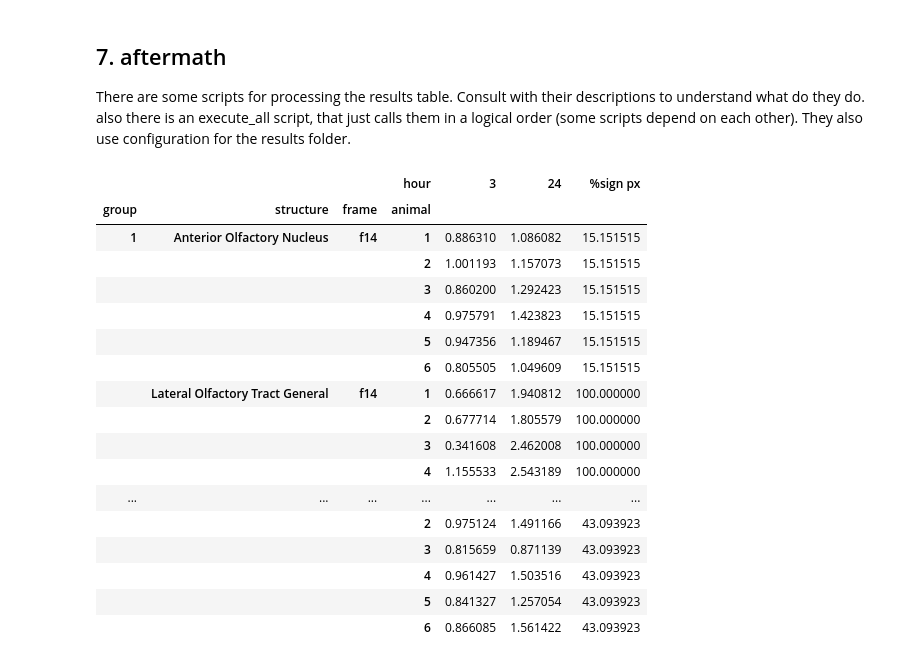
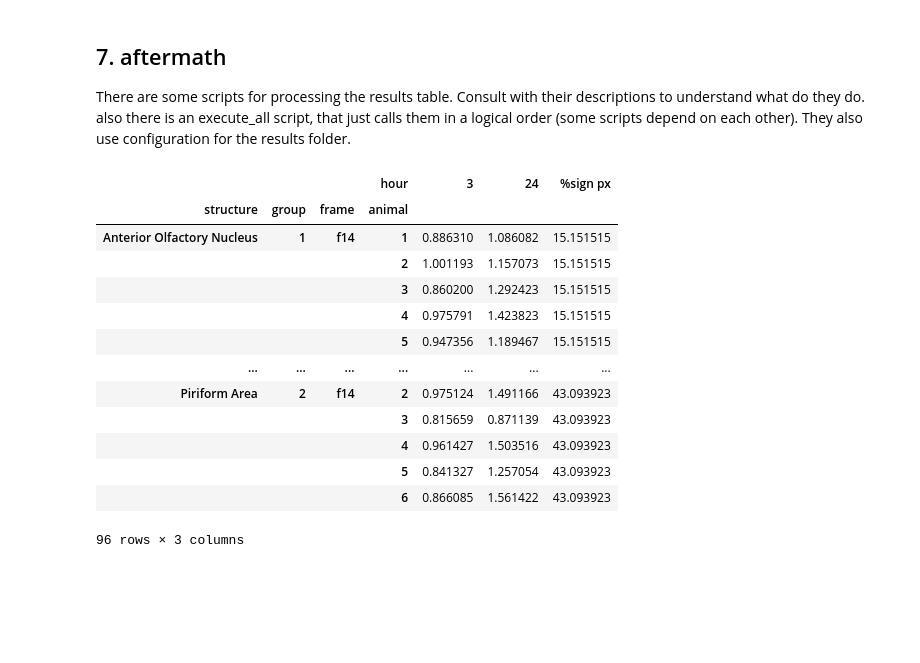
Before and after one commit to zudanievil/MiceBrainMriSegmentation, a Jupyter notebook: ipynb/example.ipynb, the cells around one changed output. Cells and saved outputs as stored; diff of their text form; code cells hidden in the pictures; blank space fills up the shorter version.

```diff
--- a/ipynb/example.ipynb
+++ b/ipynb/example.ipynb
@@ -610,24 +629,3 @@ def wrangle_summary(t: pd.DataFrame) -> pd.DataFrame:
 wrangled_summary = working_dir / "wrangled_summary.txt"
 table = wrangle_summary(pd.read_csv(summary_path, sep='\t'))
 table.to_csv(wrangled_summary, sep="\t")
-# %%
-table[table["%sign px"] > 5]
-# %% [output]
-|  |  |  | hour | 3 | 24 | %sign px |
-| group | structure | frame | animal |  |  |  |
-| 1 | Anterior Olfactory Nucleus | f14 | 1 | 0.886310 | 1.086082 | 15.151515 |
-|  |  |  | 2 | 1.001193 | 1.157073 | 15.151515 |
-|  |  |  | 3 | 0.860200 | 1.292423 | 15.151515 |
-|  |  |  | 4 | 0.975791 | 1.423823 | 15.151515 |
-|  |  |  | 5 | 0.947356 | 1.189467 | 15.151515 |
-|  |  |  | 6 | 0.805505 | 1.049609 | 15.151515 |
-|  | Lateral Olfactory Tract General | f14 | 1 | 0.666617 | 1.940812 | 100.000000 |
-|  |  |  | 2 | 0.677714 | 1.805579 | 100.000000 |
-|  |  |  | 3 | 0.341608 | 2.462008 | 100.000000 |
-|  |  |  | 4 | 1.155533 | 2.543189 | 100.000000 |
-| ... | ... | ... | ... | ... | ... | ... |
-|  |  |  | 2 | 0.975124 | 1.491166 | 43.093923 |
-|  |  |  | 3 | 0.815659 | 0.871139 | 43.093923 |
-|  |  |  | 4 | 0.961427 | 1.503516 | 43.093923 |
-|  |  |  | 5 | 0.841327 | 1.257054 | 43.093923 |
-|  |  |  | 6 | 0.866085 | 1.561422 | 43.093923 |
@@ -635,0 +632,20 @@ table[table["%sign px"] > 5]
+# %%
+t1 = table[table["%sign px"] > 5]\
+    .reset_index()\
+    .set_index(["structure", "group", "frame", "animal"])
+t1
+# %% [output]
+|  |  |  | hour | 3 | 24 | %sign px |
+| structure | group | frame | animal |  |  |  |
+| Anterior Olfactory Nucleus | 1 | f14 | 1 | 0.886310 | 1.086082 | 15.151515 |
+|  |  |  | 2 | 1.001193 | 1.157073 | 15.151515 |
+|  |  |  | 3 | 0.860200 | 1.292423 | 15.151515 |
+|  |  |  | 4 | 0.975791 | 1.423823 | 15.151515 |
+|  |  |  | 5 | 0.947356 | 1.189467 | 15.151515 |
+| ... | ... | ... | ... | ... | ... | ... |
+| Piriform Area | 2 | f14 | 2 | 0.975124 | 1.491166 | 43.093923 |
+|  |  |  | 3 | 0.815659 | 0.871139 | 43.093923 |
+|  |  |  | 4 | 0.961427 | 1.503516 | 43.093923 |
+|  |  |  | 5 | 0.841327 | 1.257054 | 43.093923 |
+|  |  |  | 6 | 0.866085 | 1.561422 | 43.093923 |
+96 rows × 3 columns
```
Also changed, not shown: parts of 9 cells of this notebook.
